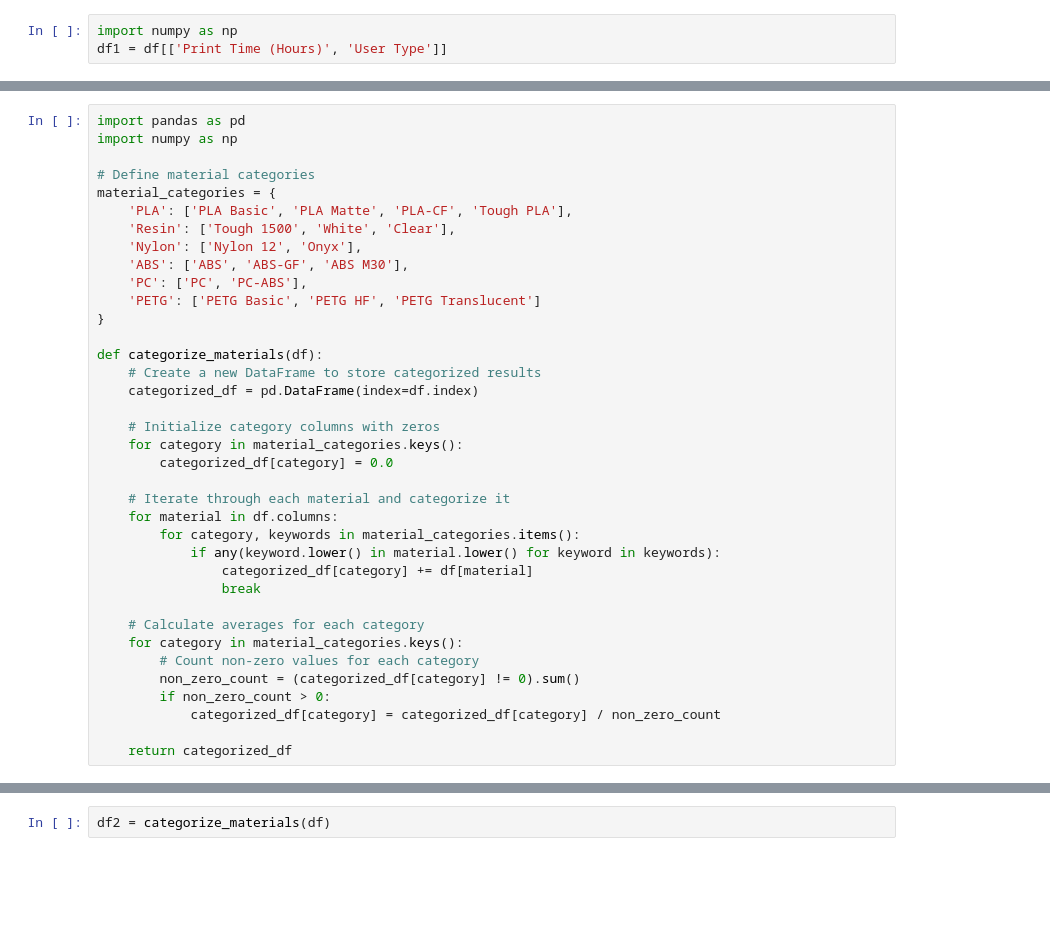
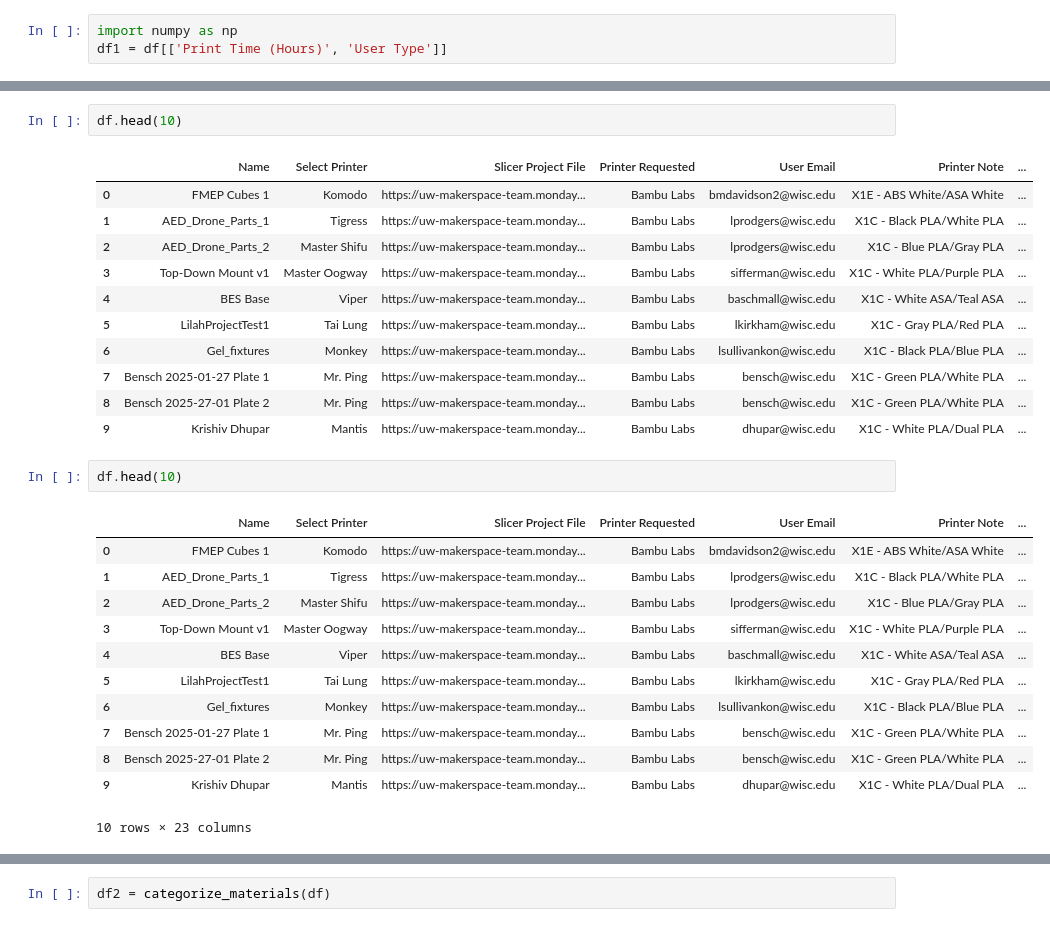
Before and after one commit to MarMar888/ECEDesignLabProj, a Jupyter notebook: segmentation.ipynb, the cells around one changed output, grey strips where cells are left out. Cells and saved outputs as stored; diff of their text form; blank space fills up the shorter version.

```diff
--- a/segmentation.ipynb
+++ b/segmentation.ipynb
@@ -167,37 +166,29 @@ plt.show()
-# %%
-import pandas as pd
-import numpy as np
-
-# Define material categories
-material_categories = {
-    'PLA': ['PLA Basic', 'PLA Matte', 'PLA-CF', 'Tough PLA'],
-    'Resin': ['Tough 1500', 'White', 'Clear'],
-    'Nylon': ['Nylon 12', 'Onyx'],
-    'ABS': ['ABS', 'ABS-GF', 'ABS M30'],
-    'PC': ['PC', 'PC-ABS'],
-    'PETG': ['PETG Basic', 'PETG HF', 'PETG Translucent']
-}
-
-def categorize_materials(df):
-    # Create a new DataFrame to store categorized results
-    categorized_df = pd.DataFrame(index=df.index)
-
-    # Initialize category columns with zeros
-    for category in material_categories.keys():
-        categorized_df[category] = 0.0
-
-    # Iterate through each material and categorize it
-    for material in df.columns:
-        for category, keywords in material_categories.items():
-            if any(keyword.lower() in material.lower() for keyword in keywords):
-                categorized_df[category] += df[material]
-                break
-
-    # Calculate averages for each category
-    for category in material_categories.keys():
-        # Count non-zero values for each category
-        non_zero_count = (categorized_df[category] != 0).sum()
-        if non_zero_count > 0:
-            categorized_df[category] = categorized_df[category] / non_zero_count
-
-    return categorized_df
+# %%
+df.head(10)
+# %% [output]
+|  | Name | Select Printer | Slicer Project File | Printer Requested | User Email | Printer Note | ... |
+| 0 | FMEP Cubes 1 | Komodo | https://uw-makerspace-team.monday... | Bambu Labs | bmdavidson2@wisc.edu | X1E - ABS White/ASA White | ... |
+| 1 | AED_Drone_Parts_1 | Tigress | https://uw-makerspace-team.monday... | Bambu Labs | lprodgers@wisc.edu | X1C - Black PLA/White PLA | ... |
+| 2 | AED_Drone_Parts_2 | Master Shifu | https://uw-makerspace-team.monday... | Bambu Labs | lprodgers@wisc.edu | X1C - Blue PLA/Gray PLA | ... |
+| 3 | Top-Down Mount v1 | Master Oogway | https://uw-makerspace-team.monday... | Bambu Labs | sifferman@wisc.edu | X1C - White PLA/Purple PLA | ... |
+| 4 | BES Base | Viper | https://uw-makerspace-team.monday... | Bambu Labs | baschmall@wisc.edu | X1C - White ASA/Teal ASA | ... |
+| 5 | LilahProjectTest1 | Tai Lung | https://uw-makerspace-team.monday... | Bambu Labs | lkirkham@wisc.edu | X1C - Gray PLA/Red PLA | ... |
+| 6 | Gel_fixtures | Monkey | https://uw-makerspace-team.monday... | Bambu Labs | lsullivankon@wisc.edu | X1C - Black PLA/Blue PLA | ... |
+| 7 | Bensch 2025-01-27 Plate 1 | Mr. Ping | https://uw-makerspace-team.monday... | Bambu Labs | bensch@wisc.edu | X1C - Green PLA/White PLA | ... |
+| 8 | Bensch 2025-27-01 Plate 2 | Mr. Ping | https://uw-makerspace-team.monday... | Bambu Labs | bensch@wisc.edu | X1C - Green PLA/White PLA | ... |
+| 9 | Krishiv Dhupar | Mantis | https://uw-makerspace-team.monday... | Bambu Labs | dhupar@wisc.edu | X1C - White PLA/Dual PLA | ... |
+# %%
+df.head(10)
+# %% [output]
+|  | Name | Select Printer | Slicer Project File | Printer Requested | User Email | Printer Note | ... |
+| 0 | FMEP Cubes 1 | Komodo | https://uw-makerspace-team.monday... | Bambu Labs | bmdavidson2@wisc.edu | X1E - ABS White/ASA White | ... |
+| 1 | AED_Drone_Parts_1 | Tigress | https://uw-makerspace-team.monday... | Bambu Labs | lprodgers@wisc.edu | X1C - Black PLA/White PLA | ... |
+| 2 | AED_Drone_Parts_2 | Master Shifu | https://uw-makerspace-team.monday... | Bambu Labs | lprodgers@wisc.edu | X1C - Blue PLA/Gray PLA | ... |
+| 3 | Top-Down Mount v1 | Master Oogway | https://uw-makerspace-team.monday... | Bambu Labs | sifferman@wisc.edu | X1C - White PLA/Purple PLA | ... |
+| 4 | BES Base | Viper | https://uw-makerspace-team.monday... | Bambu Labs | baschmall@wisc.edu | X1C - White ASA/Teal ASA | ... |
+| 5 | LilahProjectTest1 | Tai Lung | https://uw-makerspace-team.monday... | Bambu Labs | lkirkham@wisc.edu | X1C - Gray PLA/Red PLA | ... |
+| 6 | Gel_fixtures | Monkey | https://uw-makerspace-team.monday... | Bambu Labs | lsullivankon@wisc.edu | X1C - Black PLA/Blue PLA | ... |
+| 7 | Bensch 2025-01-27 Plate 1 | Mr. Ping | https://uw-makerspace-team.monday... | Bambu Labs | bensch@wisc.edu | X1C - Green PLA/White PLA | ... |
+| 8 | Bensch 2025-27-01 Plate 2 | Mr. Ping | https://uw-makerspace-team.monday... | Bambu Labs | bensch@wisc.edu | X1C - Green PLA/White PLA | ... |
+| 9 | Krishiv Dhupar | Mantis | https://uw-makerspace-team.monday... | Bambu Labs | dhupar@wisc.edu | X1C - White PLA/Dual PLA | ... |
+10 rows × 23 columns
```
Also changed, not shown: parts of 7 cells of this notebook, 2 other files.
